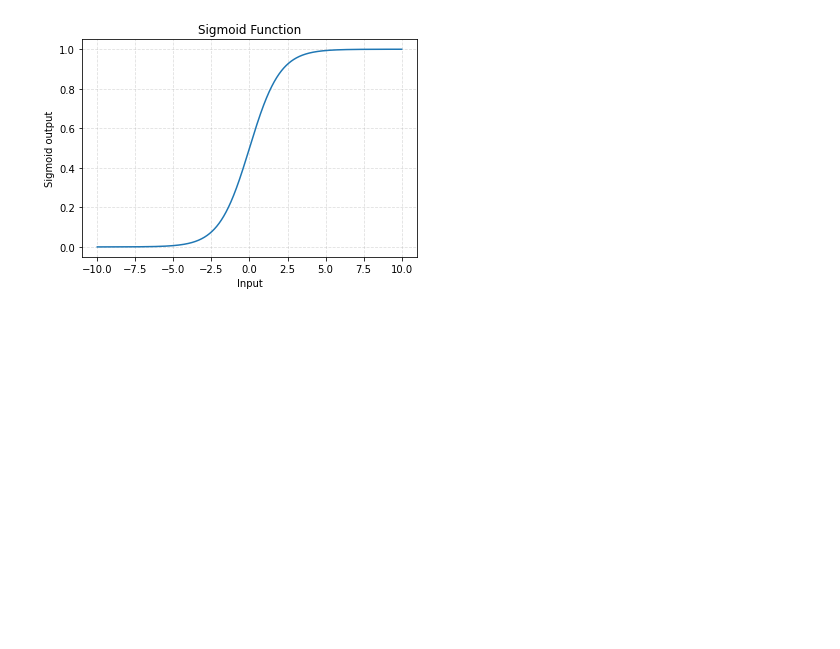
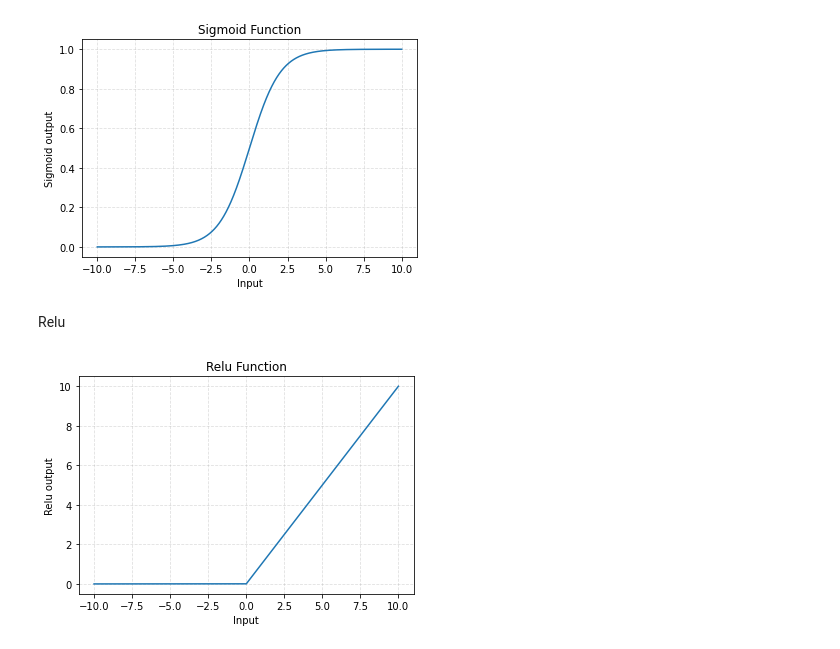
Before and after one commit to Hmace52/Project-Code, a Jupyter notebook: ActivationFunctions.ipynb, the cells around one changed output. Drawn from its saved outputs; the diff is of its cells as text; code cells hidden in the pictures; blank space fills up the shorter version.

Commit message:
Plotting Relu
Added the necessary code to also plot the relu activation function.

```diff
--- a/ActivationFunctions.ipynb
+++ b/ActivationFunctions.ipynb
@@ -24,3 +26,24 @@ plt.title('Sigmoid Function')
 plt.show()
 # %% [output]
 [figure]
+# %% [markdown]
+Relu
+# %%
+def relu(x):
+    return np.maximum(0, x)
+# %%
+# Sets x and y data to be plotted
+x = np.linspace(-10, 10, 10000)
+y = relu(x)
+# %%
+# Plots data with necessary labels/styling
+plt.plot(x, y)
+plt.xlabel('Input')
+plt.ylabel('Relu output')
+plt.grid(linestyle='--', alpha=0.4)
+plt.title('Relu Function')
+
+# Displays plot
+plt.show()
+# %% [output]
+[figure, added]
```
Also changed, not shown: parts of 2 cells of this notebook.
